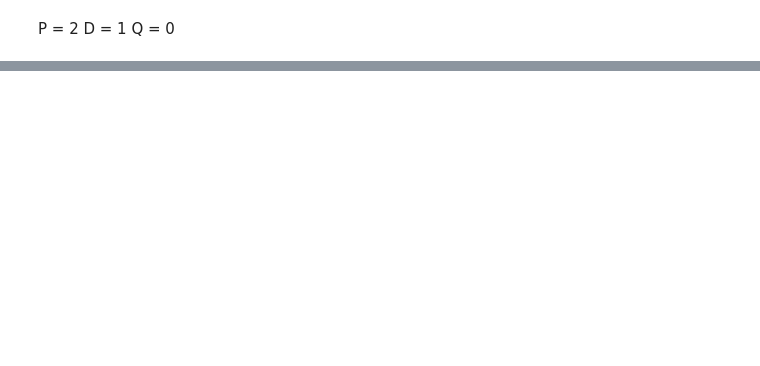
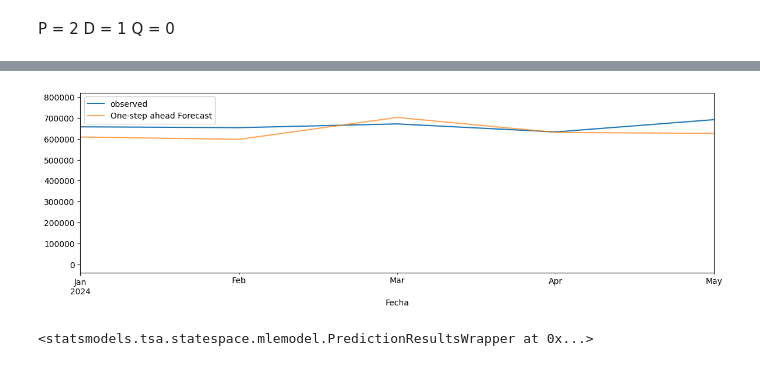
Before and after one commit to VIL20776/Laboratorio2-DataScience, a Jupyter notebook: consumeData.ipynb, the cells around one changed output, grey strips where cells are left out. Saved outputs shown, nothing was run; the diff lists cells and outputs as text; code cells hidden in the pictures; blank space fills up the shorter version.

```diff
--- a/consumeData.ipynb
+++ b/consumeData.ipynb
@@ -209,0 +375,16 @@ pred
+# %%
+pred = resultado_m112.get_prediction(start=test_consume_data.index[48], dynamic=False)
+pred_ci = pred.conf_int()
+ax = consume_data['2024-01-01':].plot(label='observed')
+pred.predicted_mean.plot(ax=ax, label='One-step ahead Forecast', alpha=.7, figsize=(14, 4))
+ax.fill_between(pred_ci.iloc[:,0],
+                pred_ci.iloc[:,1], color='k', alpha=.2)
+#ax.set_xlabel('Date')
+#ax.set_ylabel('Retail_sold')
+plt.legend()
+plt.show()
+
+pred
+# %% [output]
+[figure, added]
+<statsmodels.tsa.statespace.mlemodel.PredictionResultsWrapper at 0x...>
```
Also changed, not shown: parts of 23 cells of this notebook, 1 other file.
